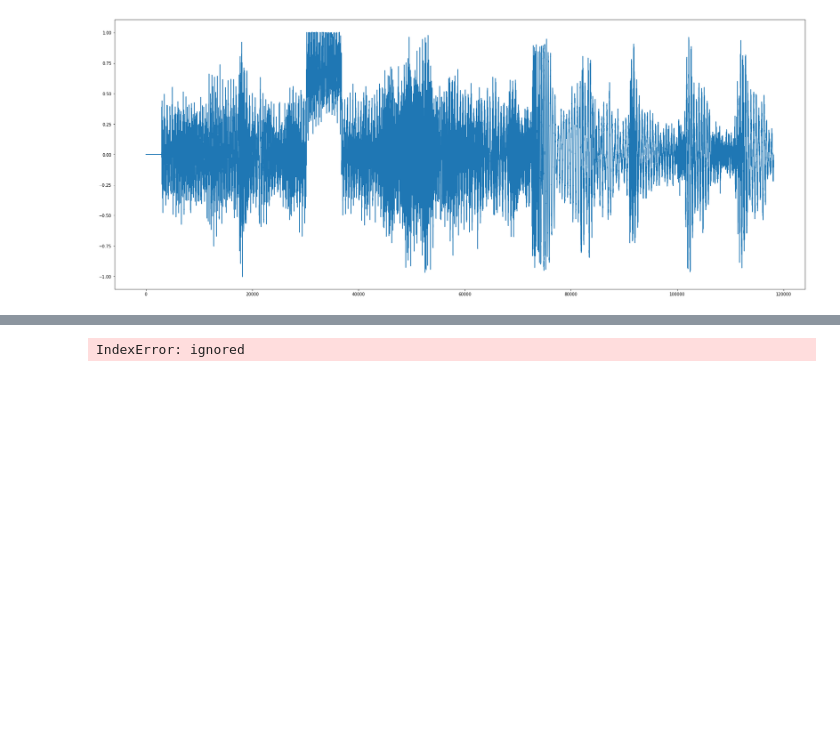
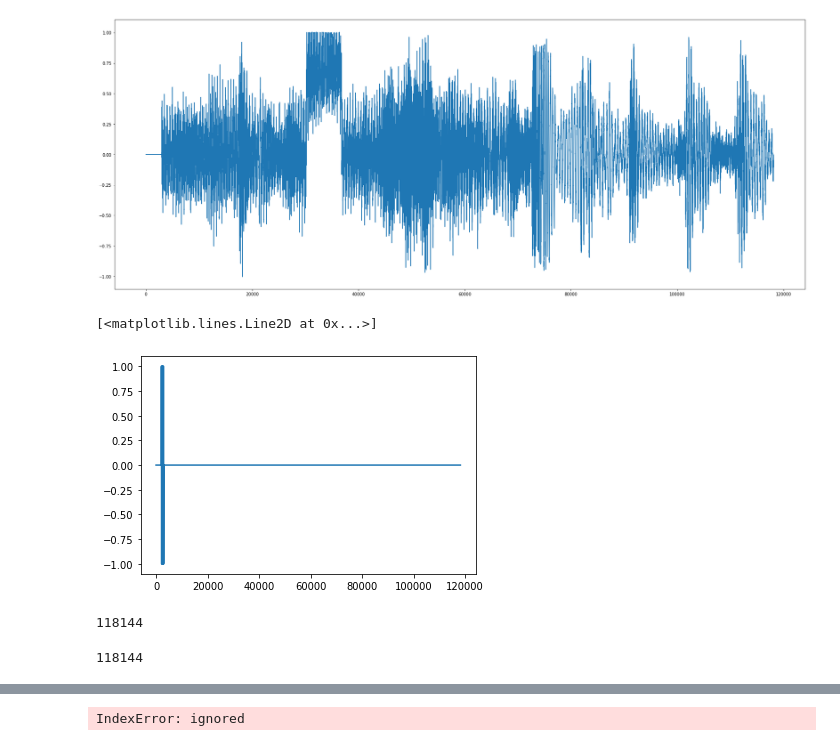
Before and after one commit to KathrynPanger/SignalDependence, a Jupyter notebook: librosa_waves.ipynb, the cells around one changed output, grey strips where cells are left out. Drawn from its saved outputs; the diff is of its cells as text; code cells hidden in the pictures; blank space fills up the shorter version.

Commit message:
added square wave

```diff
--- a/Copy_of_librosa_waves.ipynb
+++ b/librosa_waves.ipynb
@@ -178,0 +189,46 @@ class soundSample:
+# %%
+class soundSample2:
+  def __init__(self, filename):
+    self.name = filename
+    self.data = librosa.load(filename)[0]
+    self.sr = librosa.load(filename)[1]
+    self.t = np.arange(0,len(self.data),1)
+    self.n=len(self.data)
+    self.fhat=np.fft.fft(self.data,self.n)
+    self.PSD = self.fhat+np.conj(self.fhat)/self.n
+    self.freq=(1/(self.n)) *np.arange(self.n)
+    self.L=np.arange(1,np.floor(self.n/2),dtype="int")
+    self.forier = (self.freq[self.L], abs(self.PSD[self.L]))
+    self.square=[]
+
+  def plotSound(self):
+    plt.plot(self.data)
+
+  def plotForier(self):
+    plt.plot(self.forier[0],self.forier[1])
+
+  def addSquare(self,amplitude, frequency, time):
+    dt=0.001
+    t=np.arange(0,1,dt)
+    f=signal.square(amplitude*(2 * np.pi * frequency * t))
+    square=[0]*len(self.data)
+    for i in range(len(f)):
+      square[i+time]+=f2[i]
+    self.square=square
+# %%
+small=soundSample2("smallfile.mp3")
+# %%
+small.addSquare(1,5,2000)
+# %%
+plt.plot(small.square)
+# %% [output]
+[<matplotlib.lines.Line2D at 0x...>]
+[figure, added]
+# %%
+len(data1)
+# %% [output]
+118144
+# %%
+len(t)
+# %% [output]
+118144
```
Also changed, not shown: parts of 15 cells of this notebook.
